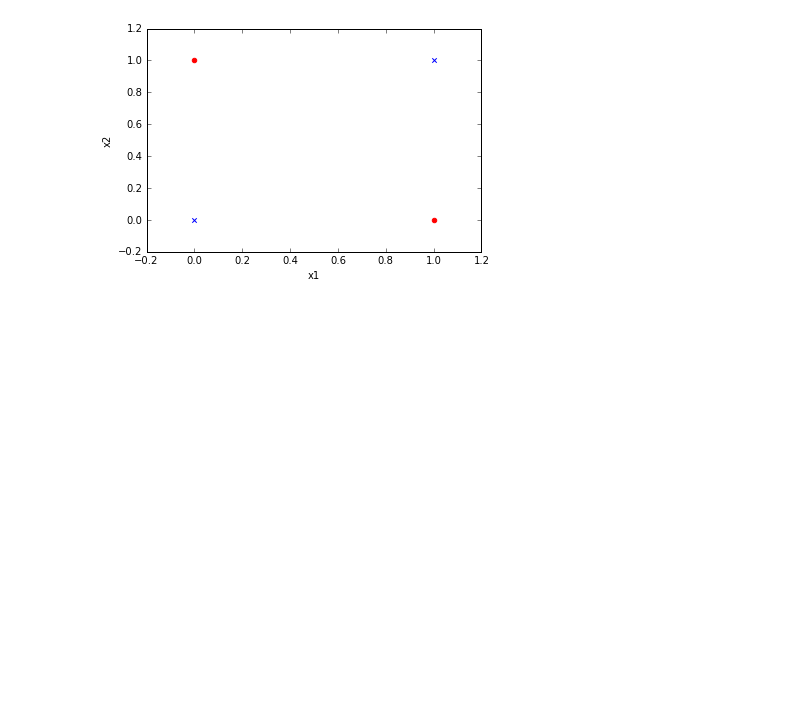
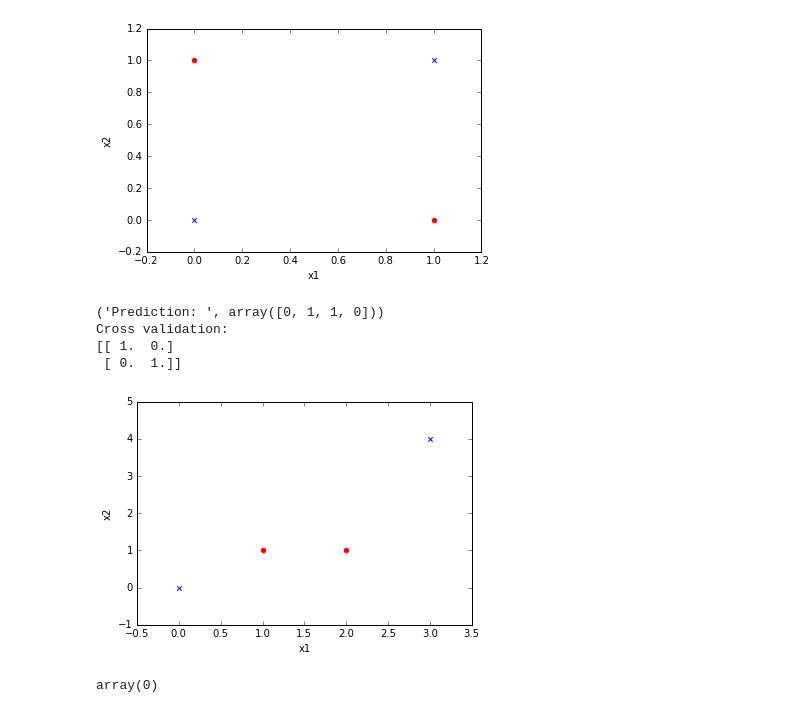
Before and after one commit to leifolson/PDX-data-perceptron, a Jupyter notebook: Introduction to Neural Networks Part 1.ipynb, the cells around one changed output. Cells and saved outputs as stored; diff of their text form; code cells hidden in the pictures; blank space fills up the shorter version.

```diff
--- a/Introduction to Neural Networks Part 1.ipynb
+++ b/Introduction to Neural Networks Part 1.ipynb
@@ -77,23 +77,18 @@ class Perceptron(object):
         self.epoches = epoches
 
     def fit(self, X, y):
-        """Fit training data.
+        """Fit training data."""
 
-        Parameters
-        ----------
-
-        Returns
-        -------
-        self : object
-
-        """
+        # set self.weights to a randon value
+        # check out a numpy method, get the dimension of the input vector X
+        # with `X.shape[1]`
         self.weights = numpy.zeros(1 + X.shape[1])
         self.errors = []
 
         for _ in range(self.epoches):
             errors = 0
-            for xi, target in zip(X, y):
-                update = self.learning_rate * (target - self.predict(xi))
+            for xi, expected_y in zip(X, y):
+                update = self.learning_rate * (expected_y - self.predict(xi))
                 self.weights[1:] += xi *  update
                 self.weights[0] += update
                 errors += int(update != 0.0)
@@ -118,10 +113,10 @@ class Perceptron(object):
     def plot(self, X, y,
              cols=[0, 1],
              axis_labels=['x', 'y'],
-             max_samples=100,
+             _max_samples=100,
              save=False
             ):
-
+        max_samples = _max_samples if _max_samples < len(y) else len(y)
         X = X[0:max_samples, cols]
         for i in range(0, max_samples):
             if int(y[i]) == 1:
@@ -340,6 +335,31 @@ Cross validation:
 [[ 0.5  0.5]
  [ 0.5  0.5]]
 [figure]
+# %%
+# XOR problem
+
+data_set = numpy.array([
+    # index, (x1+x2)^2, output
+    [0, 0, 0],
+    [1, 1, 1],
+    [2, 1, 1],
+    [3, 4, 0]
+])
+
+p = Perceptron(0.001, 1000)
+p.fit(data_set[:, :2], data_set[:, 2])
+print ('Prediction: ', p.predict(data_set[:, :2]))
+print ('Cross validation: ')
+print p.cross_val_score(data_set[:, :2], data_set[:, 2])
+p.plot(data_set[:, [0,1]], data_set[:, 2], axis_labels=['x1', 'x2'])
+p.predict([3,4])
+# %% [output]
+('Prediction: ', array([0, 1, 1, 0]))
+Cross validation:
+[[ 1.  0.]
+ [ 0.  1.]]
+[figure, added]
+array(0)
 # %% [markdown]
 ## Further Readings
 
```
Also changed, not shown: parts of 10 cells of this notebook, 2 other files.
